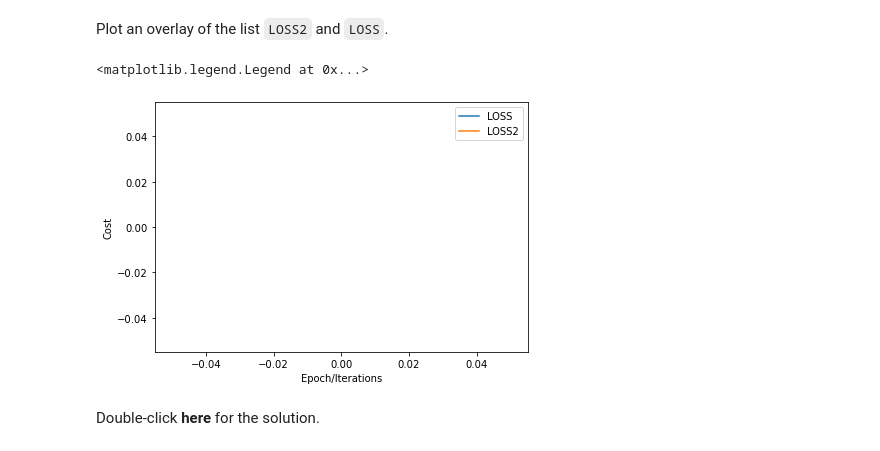
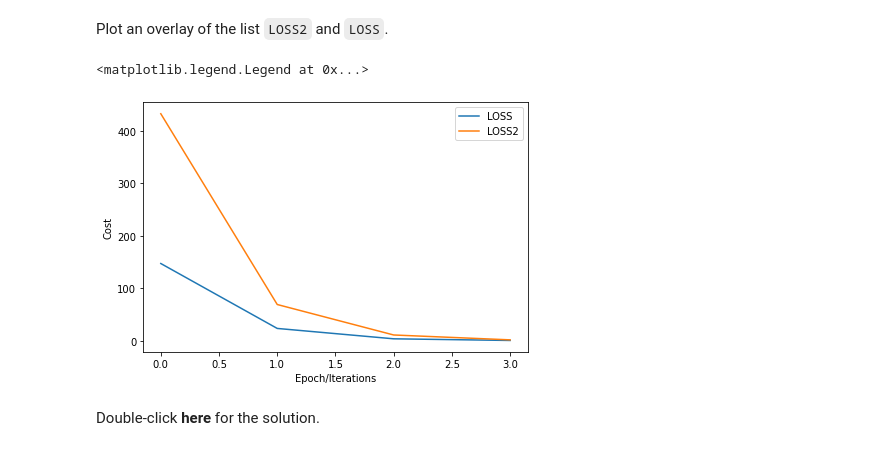
Before and after one commit to yongbeomkwak/Automotive_Artificial_Intelligence, a Jupyter notebook: Chap.2/2.2_linear_regression_one_parameter_v3.ipynb, the cells around one changed output. Drawn from its saved outputs; the diff is of its cells as text; code cells hidden in the pictures.

```diff
--- a/Chap.2/2.2_linear_regression_one_parameter_v3.ipynb
+++ b/Chap.2/2.2_linear_regression_one_parameter_v3.ipynb
@@ -298,17 +291,18 @@ my_train_model(4)
 Plot an overlay of the list <code>LOSS2</code> and <code>LOSS</code>.
 # %%
 # Practice: Plot the list LOSS2 and LOSS
-
+for i in range(len(LOSS2)):
+  LOSS2[i] = LOSS2[i].item()
 # Type your code here
 plt.plot(LOSS, label = "LOSS")
 plt.plot(LOSS2, label = "LOSS2")
 plt.tight_layout()
 plt.xlabel("Epoch/Iterations")
 plt.ylabel("Cost")
 plt.legend()
 # %% [output]
 <matplotlib.legend.Legend at 0x...>
-[figure, old version]
+[figure, new version]
 # %% [markdown]
 Double-click <b>here</b> for the solution.
 
```
Also changed, not shown: parts of 8 cells of this notebook, 12 other files.
